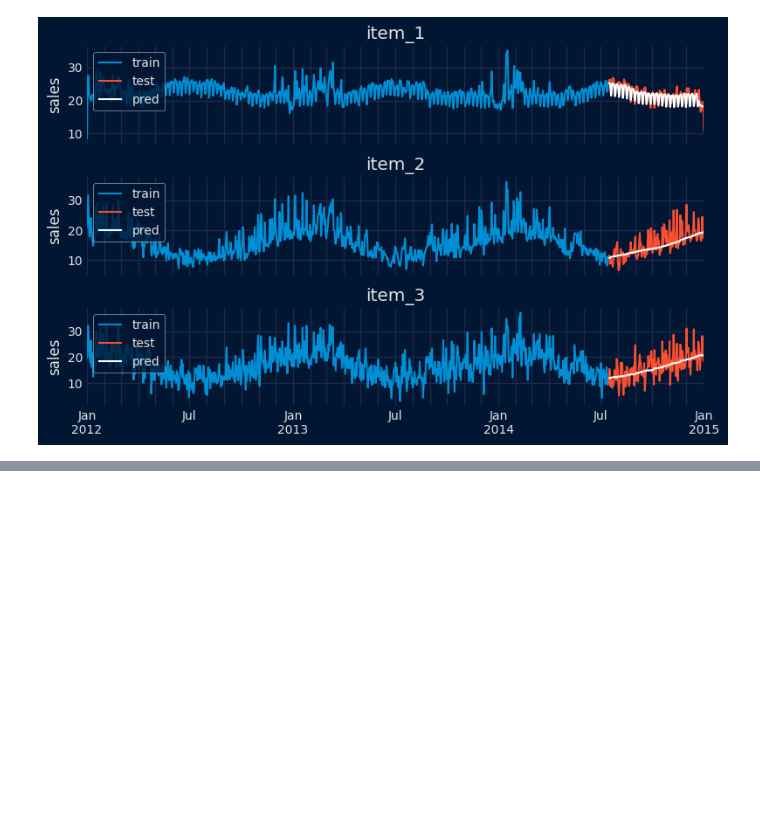
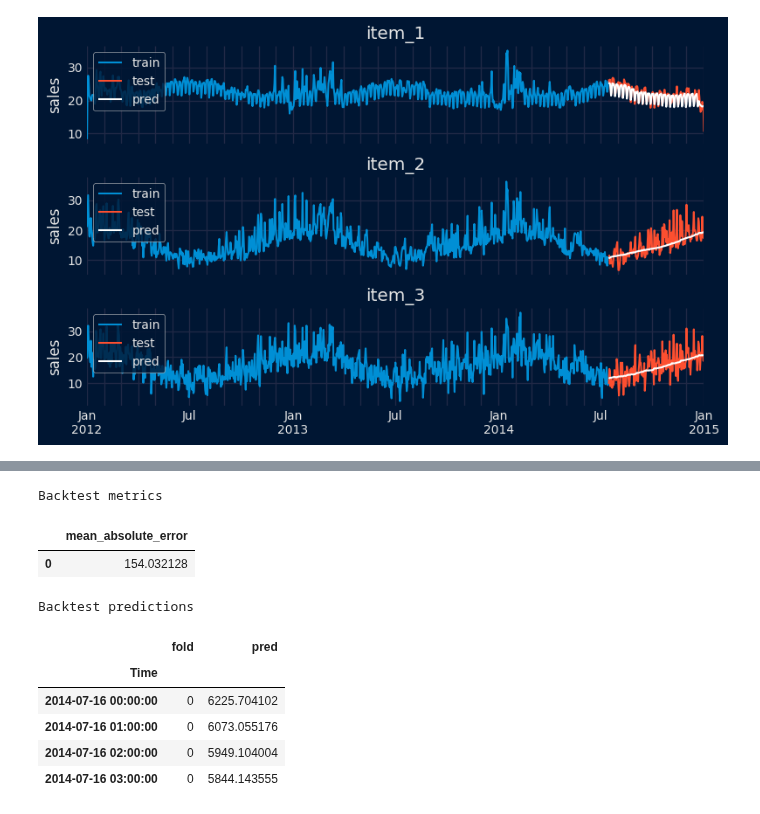
Before and after one commit to skforecast/skforecast, a Jupyter notebook: docs/user_guides/foundational-models-forecasting.ipynb, the cells around one changed output, grey strips where cells are left out. Saved outputs shown, nothing was run; the diff lists cells and outputs as text; code cells hidden in the pictures; blank space fills up the shorter version.

```diff
--- a/docs/user_guides/foundational-models-forecasting.ipynb
+++ b/docs/user_guides/foundational-models-forecasting.ipynb
@@ -481,0 +588,10 @@ plt.show();
+# %%
+# Create ForecasterFoundational
+# ==============================================================================
+estimator = FoundationalModel(model="Salesforce/moirai-2.0-R-small")
+forecaster = ForecasterFoundational(estimator = estimator)
+# %%
+# Train ForecasterFoundational
+# ==============================================================================
+forecaster.fit(series=data_train["Demand"])
+forecaster
@@ -481,0 +656,24 @@ plt.show();
+# %%
+# Backtesting
+# ==============================================================================
+cv = TimeSeriesFold(
+        steps              = 24,
+        initial_train_size = len(data.loc[:end_train]),
+        refit              = False
+)
+
+metrics_levels, backtest_predictions = backtesting_foundational(
+    forecaster        = forecaster,
+    series            = data['Demand'],
+    exog              = data[["Temperature", "Holiday"]],
+    cv                = cv,
+    metric            = 'mean_absolute_error',
+    suppress_warnings = True
+)
+
+print("Backtest metrics")
+display(metrics_levels)
+print("")
+print("Backtest predictions")
+backtest_predictions.head(4)
+# %% [output]
@@ -481,0 +684,10 @@ plt.show();
+Backtest metrics
+|  | mean_absolute_error |
+| 0 | 154.032128 |
+Backtest predictions
+|  | fold | pred |
+| Time |  |  |
+| 2014-07-16 00:00:00 | 0 | 6225.704102 |
+| 2014-07-16 01:00:00 | 0 | 6073.055176 |
+| 2014-07-16 02:00:00 | 0 | 5949.104004 |
+| 2014-07-16 03:00:00 | 0 | 5844.143555 |
```
Also changed, not shown: parts of 30 cells of this notebook, 14 other files.
